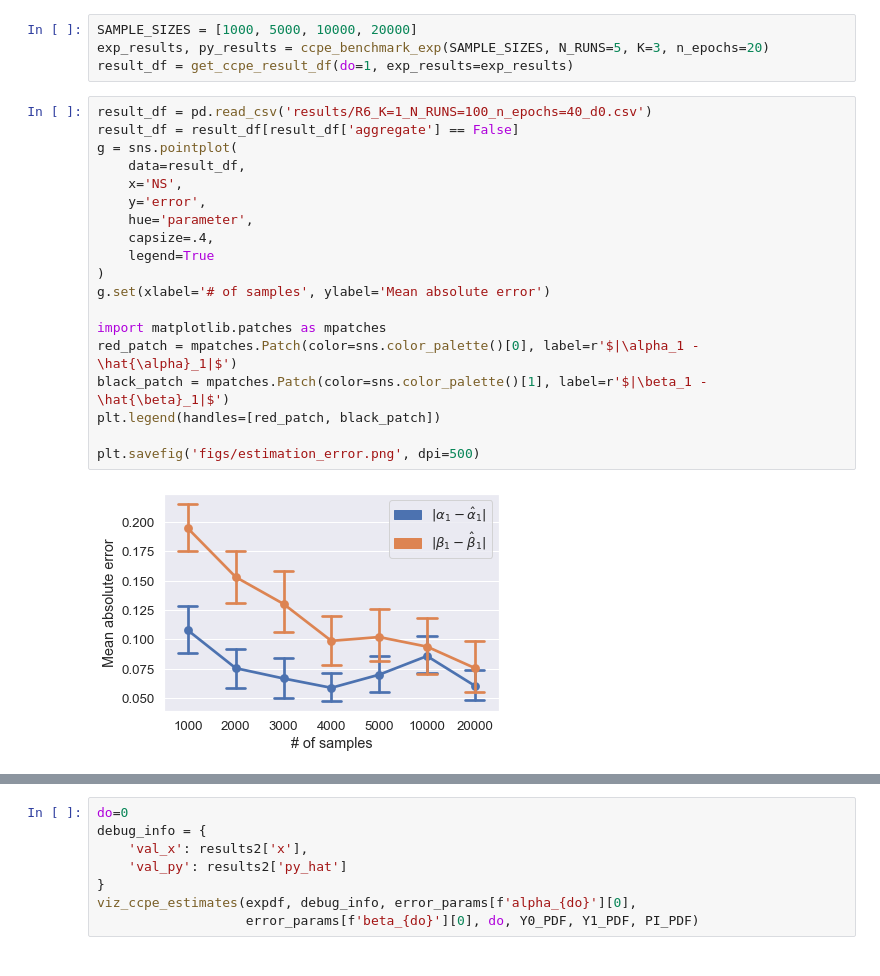
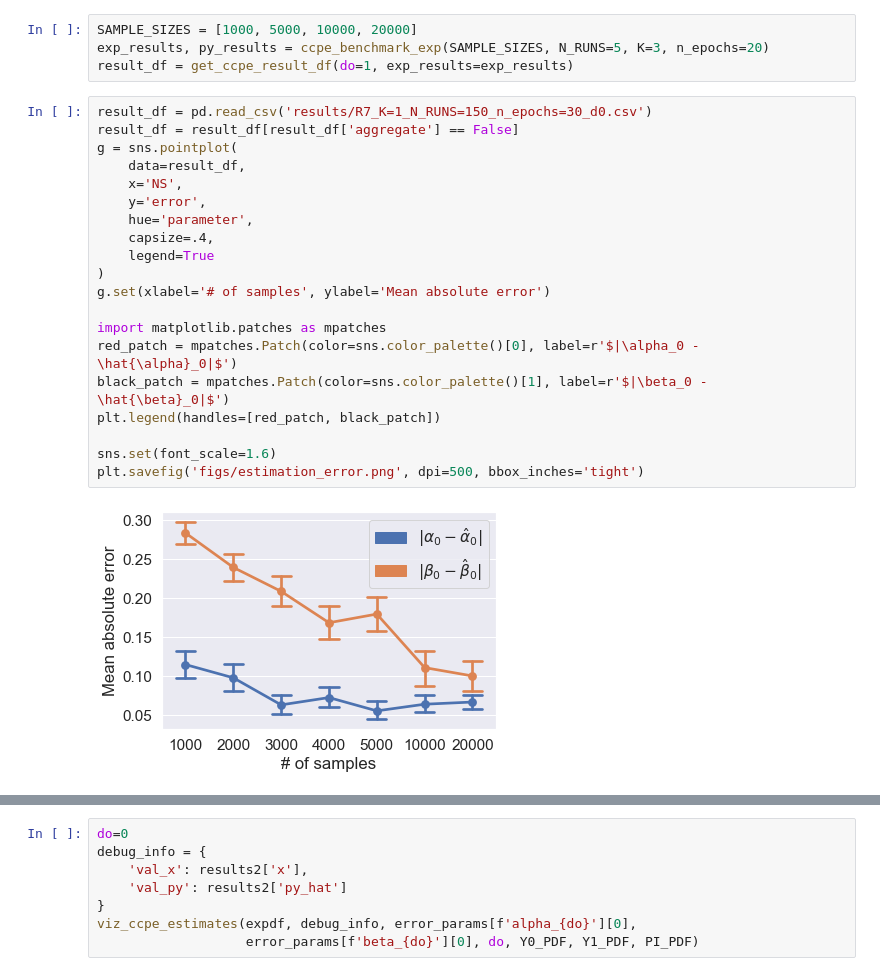
Before and after one commit to lguerdan/counterfactual-decision-support, a Jupyter notebook: experiments.ipynb, the cells around one changed output, grey strips where cells are left out. Drawn from its saved outputs; the diff is of its cells as text.

```diff
--- a/experiments.ipynb
+++ b/experiments.ipynb
@@ -151,23 +197,24 @@ SAMPLE_SIZES = [1000, 5000, 10000, 20000]
 exp_results, py_results = ccpe_benchmark_exp(SAMPLE_SIZES, N_RUNS=5, K=3, n_epochs=20)
 result_df = get_ccpe_result_df(do=1, exp_results=exp_results)
 # %%
-result_df = pd.read_csv('results/R6_K=1_N_RUNS=100_n_epochs=40_d0.csv')
+result_df = pd.read_csv('results/R7_K=1_N_RUNS=150_n_epochs=30_d0.csv')
 result_df = result_df[result_df['aggregate'] == False]
 g = sns.pointplot(
     data=result_df,
     x='NS',
     y='error',
     hue='parameter',
     capsize=.4,
     legend=True
 )
 g.set(xlabel='# of samples', ylabel='Mean absolute error')
 
 import matplotlib.patches as mpatches
-red_patch = mpatches.Patch(color=sns.color_palette()[0], label=r'$|\alpha_1 - \hat{\alpha}_1|$')
-black_patch = mpatches.Patch(color=sns.color_palette()[1], label=r'$|\beta_1 - \hat{\beta}_1|$')
+red_patch = mpatches.Patch(color=sns.color_palette()[0], label=r'$|\alpha_0 - \hat{\alpha}_0|$')
+black_patch = mpatches.Patch(color=sns.color_palette()[1], label=r'$|\beta_0 - \hat{\beta}_0|$')
 plt.legend(handles=[red_patch, black_patch])
 
-plt.savefig('figs/estimation_error.png', dpi=500)
+sns.set(font_scale=1.6)
+plt.savefig('figs/estimation_error.png', dpi=500, bbox_inches='tight')
 # %% [output]
-[figure, old version]
+[figure, new version]
```
Also changed, not shown: parts of 27 cells of this notebook, 4 other files.
